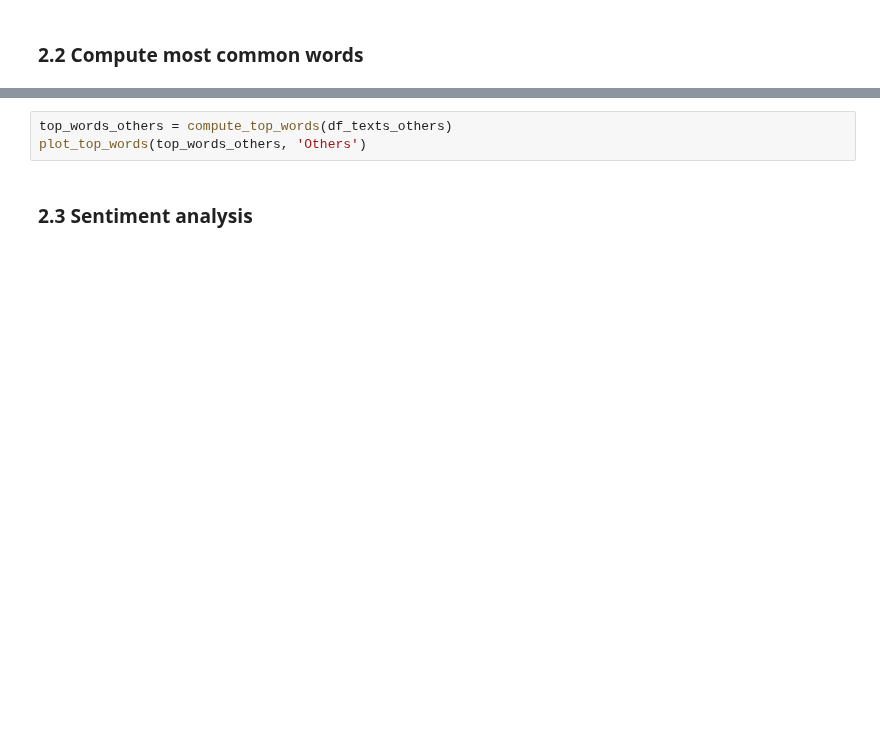
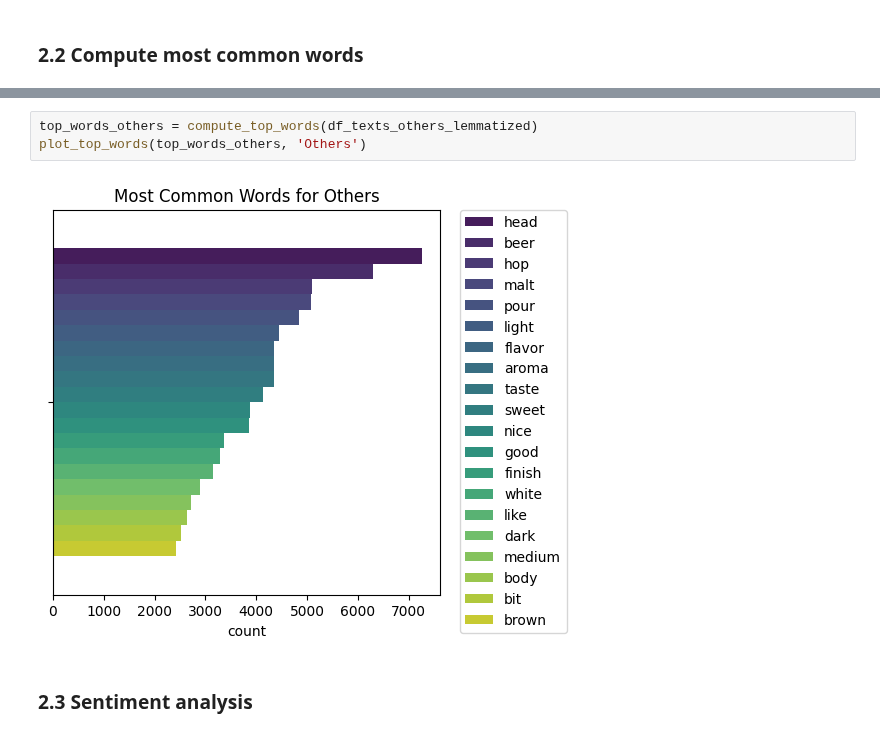
Before and after one commit to epfl-ada/ada-2023-project-remontada, a Jupyter notebook: code/main_vincent.ipynb, the cells around one changed output, grey strips where cells are left out. Saved outputs shown, nothing was run; the diff lists cells and outputs as text; blank space fills up the shorter version.

```diff
--- a/code/main_vincent.ipynb
+++ b/code/main_vincent.ipynb
@@ -1067,5 +1068,7 @@ plot_top_words(top_words_experts, 'Experts')
 # %%
-top_words_others = compute_top_words(df_texts_others)
+top_words_others = compute_top_words(df_texts_others_lemmatized)
 plot_top_words(top_words_others, 'Others')
+# %% [output]
+[figure, added]
 # %% [markdown]
 ### 2.3 Sentiment analysis
```
Also changed, not shown: parts of 15 cells of this notebook, 2 other files.
